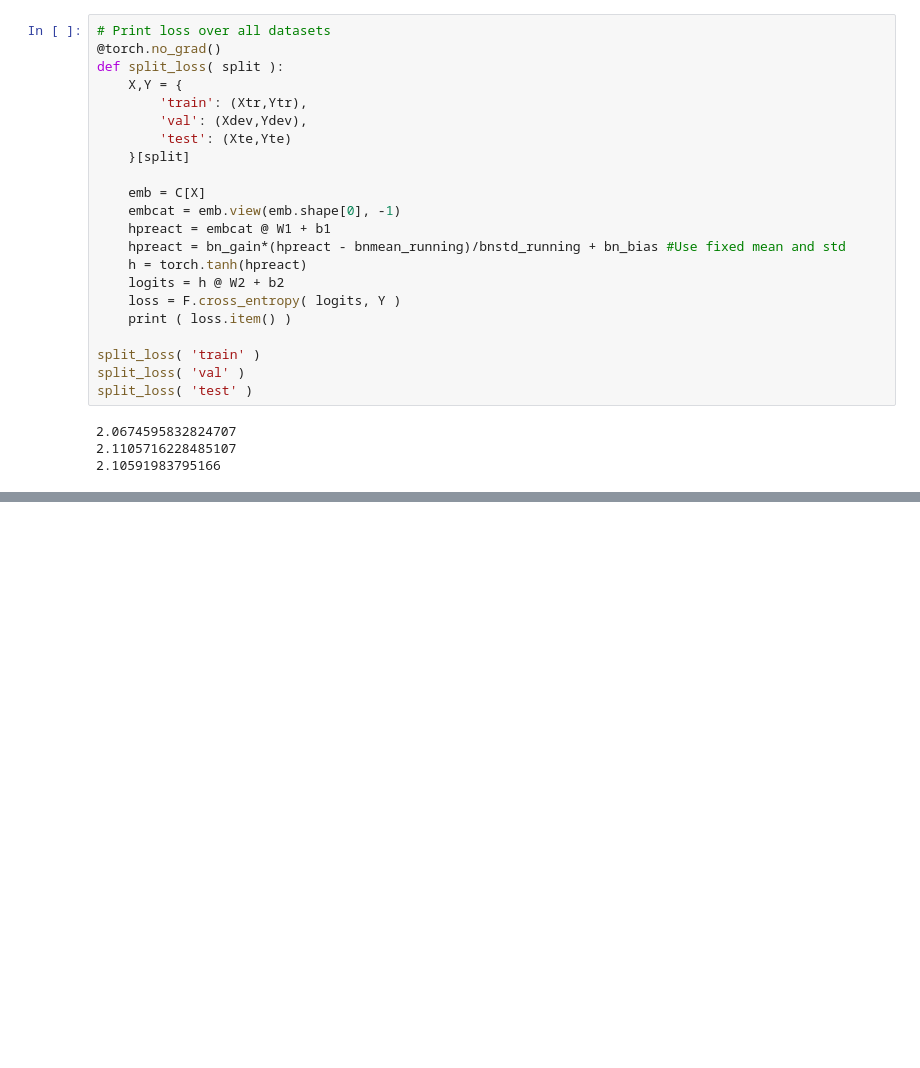
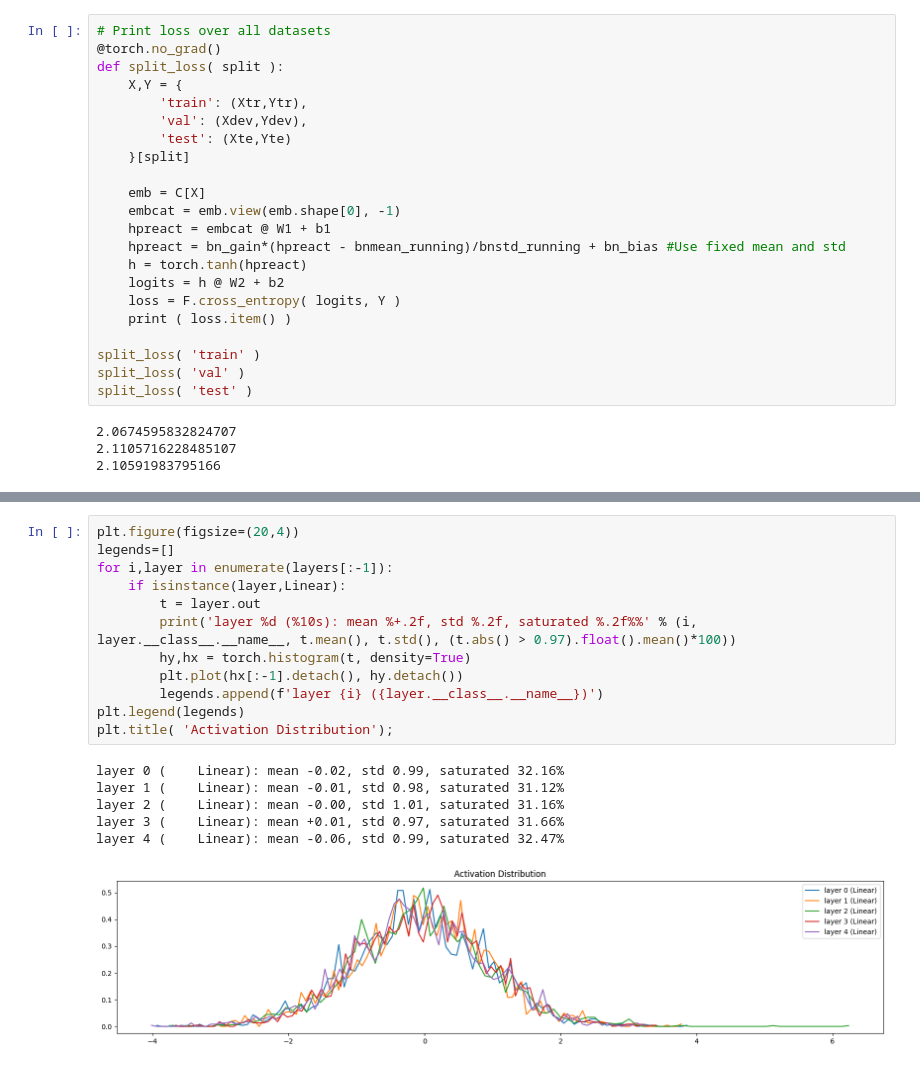
Before and after one commit to ArmyAntSEC/NeuralNets, a Jupyter notebook: makemore_from_scratch/build_makemore_mlp2.ipynb, the cells around one changed output, grey strips where cells are left out. Cells and saved outputs as stored; diff of their text form; blank space fills up the shorter version.

```diff
--- a/makemore_from_scratch/build_makemore_mlp2.ipynb
+++ b/makemore_from_scratch/build_makemore_mlp2.ipynb
@@ -313,0 +434,19 @@ split_loss( 'test' )
+# %%
+plt.figure(figsize=(20,4))
+legends=[]
+for i,layer in enumerate(layers[:-1]):
+    if isinstance(layer,Linear):
+        t = layer.out
+        print('layer %d (%10s): mean %+.2f, std %.2f, saturated %.2f%%' % (i, layer.__class__.__name__, t.mean(), t.std(), (t.abs() > 0.97).float().mean()*100))
+        hy,hx = torch.histogram(t, density=True)
+        plt.plot(hx[:-1].detach(), hy.detach())
+        legends.append(f'layer {i} ({layer.__class__.__name__})')
+plt.legend(legends)
+plt.title( 'Activation Distribution');
+# %% [output]
+layer 0 (    Linear): mean -0.02, std 0.99, saturated 32.16%
+layer 1 (    Linear): mean -0.01, std 0.98, saturated 31.12%
+layer 2 (    Linear): mean -0.00, std 1.01, saturated 31.16%
+layer 3 (    Linear): mean +0.01, std 0.97, saturated 31.66%
+layer 4 (    Linear): mean -0.06, std 0.99, saturated 32.47%
+[figure, added]
```
Also changed, not shown: parts of 3 cells of this notebook.
